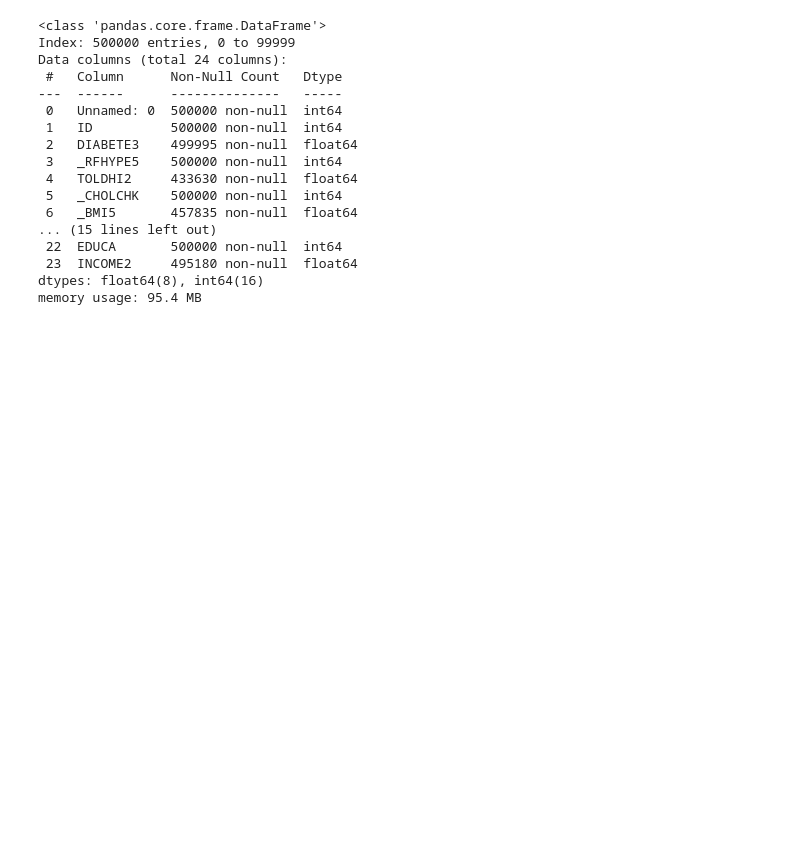
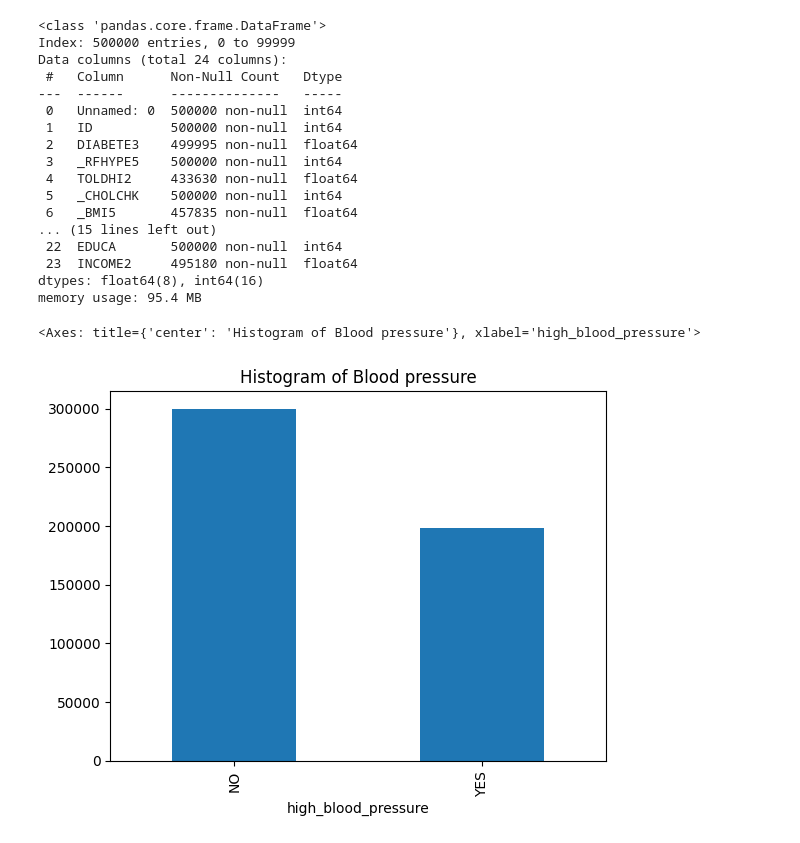
Before and after one commit to ralisv/IB031-Diabetes, a Jupyter notebook: solution_veronika.ipynb, the cells around one changed output. Saved outputs shown, nothing was run; the diff lists cells and outputs as text; code cells hidden in the pictures; blank space fills up the shorter version.

Commit message:
Create histograms for data in solution_veronika

```diff
--- a/solution_veronika.ipynb
+++ b/solution_veronika.ipynb
@@ -32,0 +103,8 @@ memory usage: 95.4 MB
+# %%
+category_counts = dataset[dataset["high_blood_pressure"] != None]['high_blood_pressure'].value_counts()
+
+# Plot the histogram
+category_counts.plot(kind='bar', title='Histogram of Blood pressure')
+# %% [output]
+<Axes: title={'center': 'Histogram of Blood pressure'}, xlabel='high_blood_pressure'>
+[figure, added]
```
Also changed, not shown: parts of 19 cells of this notebook.
